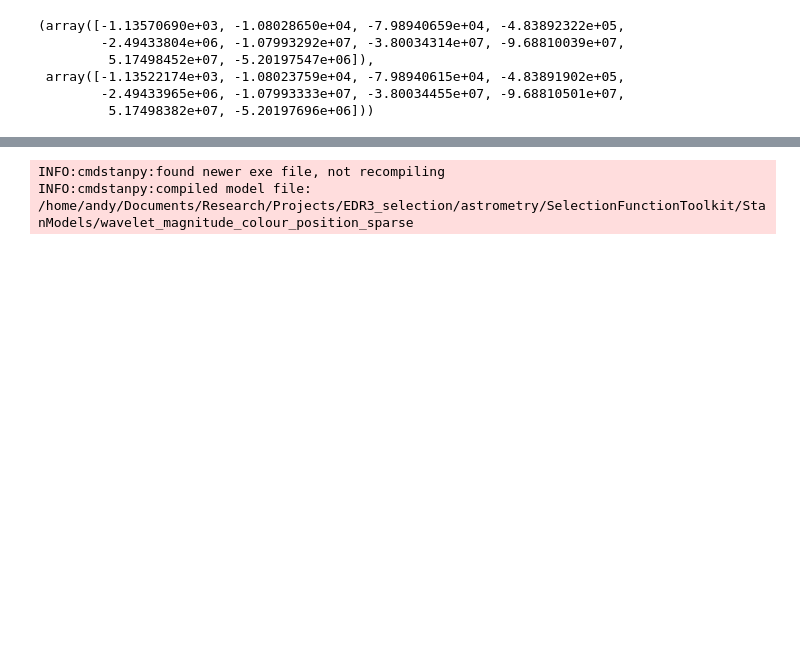
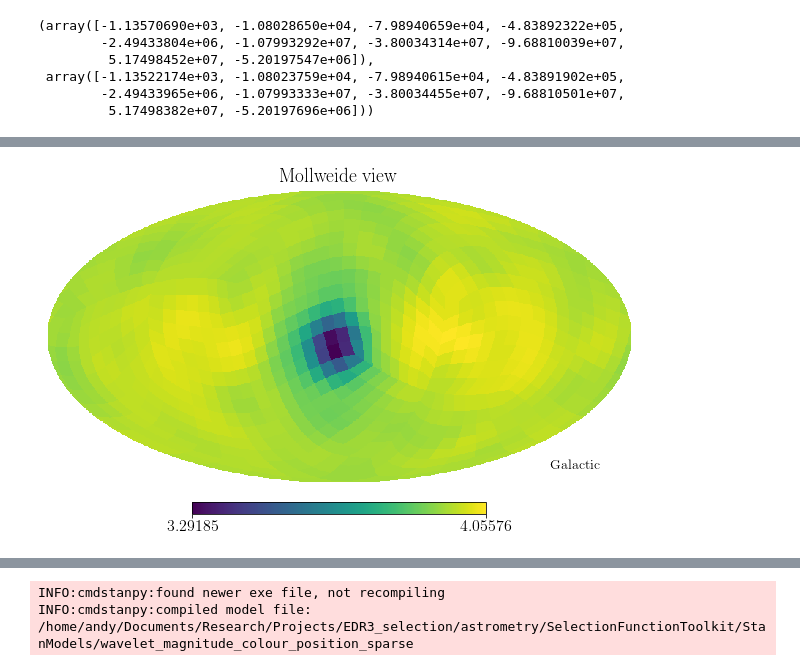
Before and after one commit to gaiaverse/astrometry, a Jupyter notebook: SelectionFunctionToolkit/TestingPython.ipynb, the cells around one changed output, grey strips where cells are left out. Saved outputs shown, nothing was run; the diff lists cells and outputs as text; code cells hidden in the pictures; blank space fills up the shorter version.

```diff
--- a/SelectionFunctionToolkit/TestingPython.ipynb
+++ b/SelectionFunctionToolkit/TestingPython.ipynb
@@ -283,0 +223,8 @@ res
+# %%
+x_out = np.zeros((pychisel.P, pychisel.M, pychisel.C))
+pychisel._generate_args(sparse=False)
+x_out = get_wavelet_x1(x_out, pychisel.optimum_z, pychisel.M, pychisel.C, pychisel.P, *pychisel.wavelet_args[:-2])
+# %%
+hp.mollview(x_out[:,15,0], coord=['C','G'])
+# %% [output]
+[figure, added]
```
Also changed, not shown: parts of 73 cells of this notebook, 2 other files.
